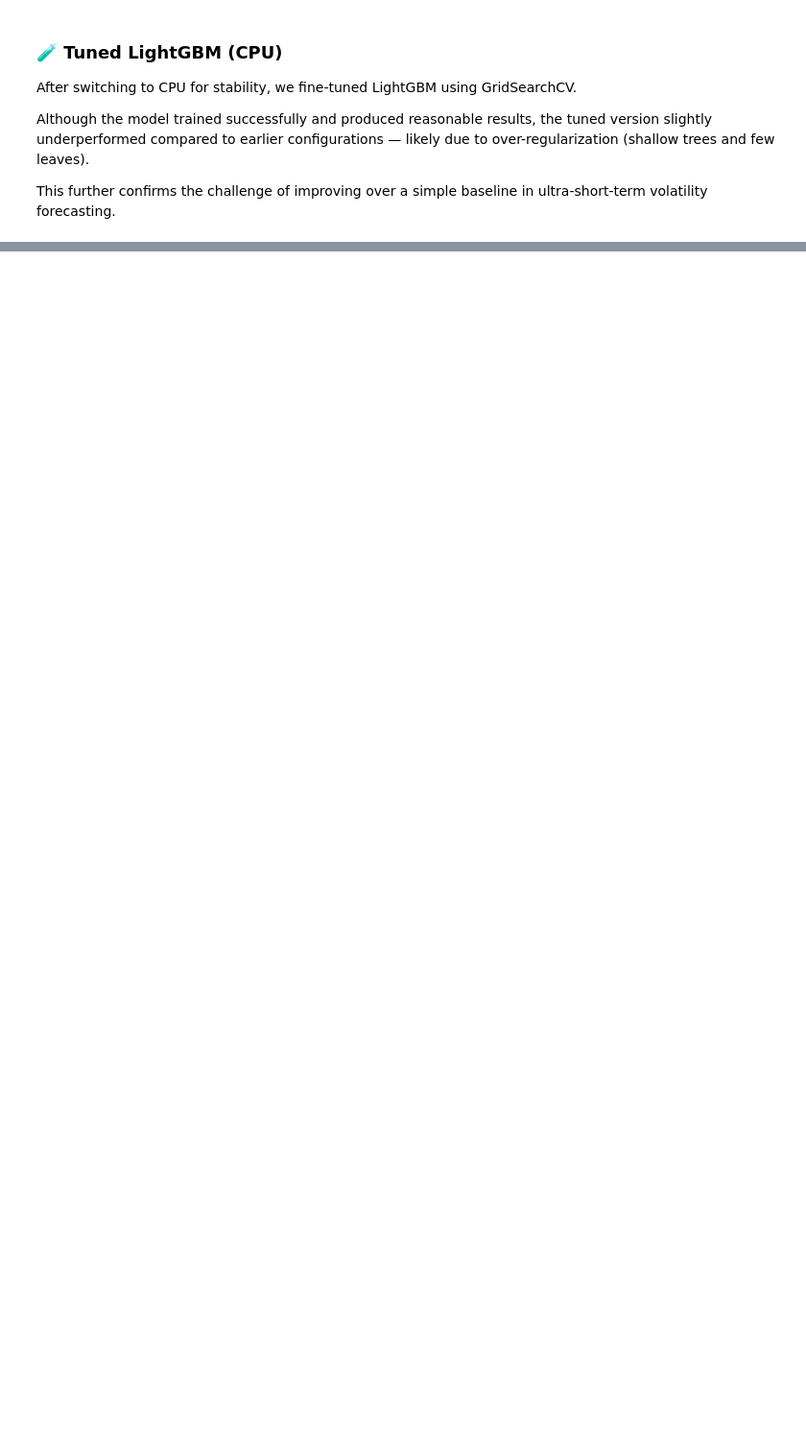
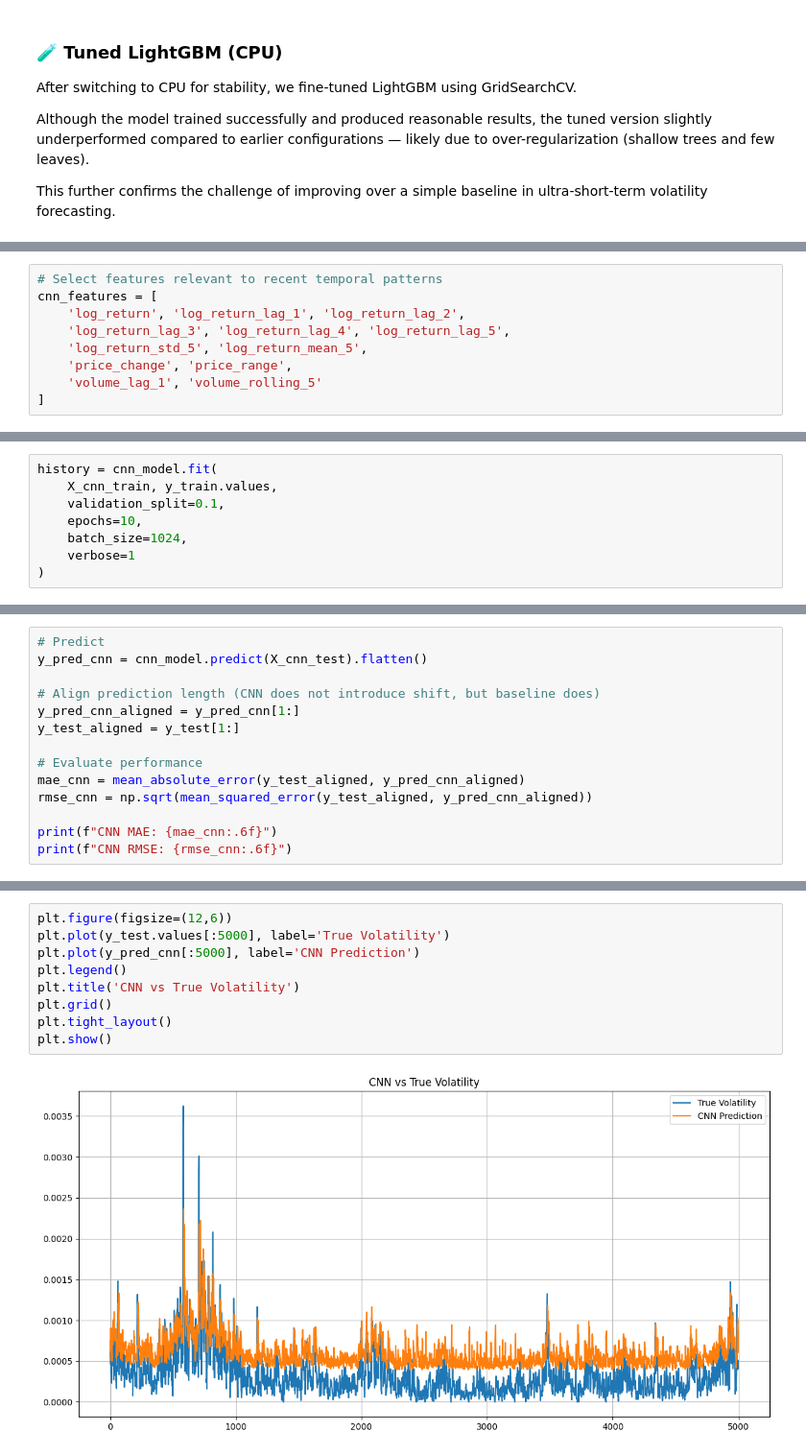
Before and after one commit to xxxsergxxx/projects_ml, a Jupyter notebook: binance_forecast/btc_volatility_forecast.ipynb, the cells around one changed output, grey strips where cells are left out. Shown at 96% size. Saved outputs shown, nothing was run; the diff lists cells and outputs as text; blank space fills up the shorter version.

```diff
--- a/binance_forecast/btc_volatility_forecast.ipynb
+++ b/binance_forecast/btc_volatility_forecast.ipynb
@@ -547,0 +531,9 @@ Despite limited improvements over baseline, this project demonstrates a clear an
+# %%
+# Select features relevant to recent temporal patterns
+cnn_features = [
+    'log_return', 'log_return_lag_1', 'log_return_lag_2',
+    'log_return_lag_3', 'log_return_lag_4', 'log_return_lag_5',
+    'log_return_std_5', 'log_return_mean_5',
+    'price_change', 'price_range',
+    'volume_lag_1', 'volume_rolling_5'
+]
@@ -547,0 +603,8 @@ Despite limited improvements over baseline, this project demonstrates a clear an
+# %%
+history = cnn_model.fit(
+    X_cnn_train, y_train.values,
+    validation_split=0.1,
+    epochs=10,
+    batch_size=1024,
+    verbose=1
+)
@@ -547,0 +634,14 @@ Despite limited improvements over baseline, this project demonstrates a clear an
+# %%
+# Predict
+y_pred_cnn = cnn_model.predict(X_cnn_test).flatten()
+
+# Align prediction length (CNN does not introduce shift, but baseline does)
+y_pred_cnn_aligned = y_pred_cnn[1:]
+y_test_aligned = y_test[1:]
+
+# Evaluate performance
+mae_cnn = mean_absolute_error(y_test_aligned, y_pred_cnn_aligned)
+rmse_cnn = np.sqrt(mean_squared_error(y_test_aligned, y_pred_cnn_aligned))
+
+print(f"CNN MAE: {mae_cnn:.6f}")
+print(f"CNN RMSE: {rmse_cnn:.6f}")
@@ -547,0 +654,11 @@ Despite limited improvements over baseline, this project demonstrates a clear an
+# %%
+plt.figure(figsize=(12,6))
+plt.plot(y_test.values[:5000], label='True Volatility')
+plt.plot(y_pred_cnn[:5000], label='CNN Prediction')
+plt.legend()
+plt.title('CNN vs True Volatility')
+plt.grid()
+plt.tight_layout()
+plt.show()
+# %% [output]
+[figure, added]
```
Also changed, not shown: parts of 16 cells of this notebook.
